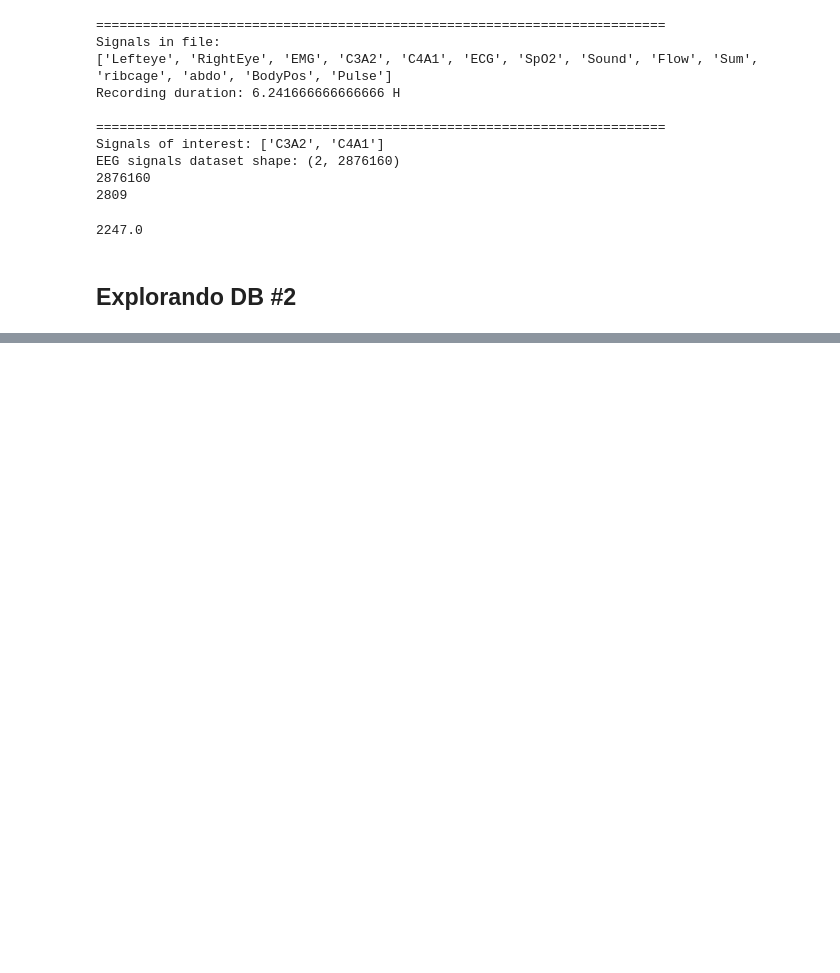
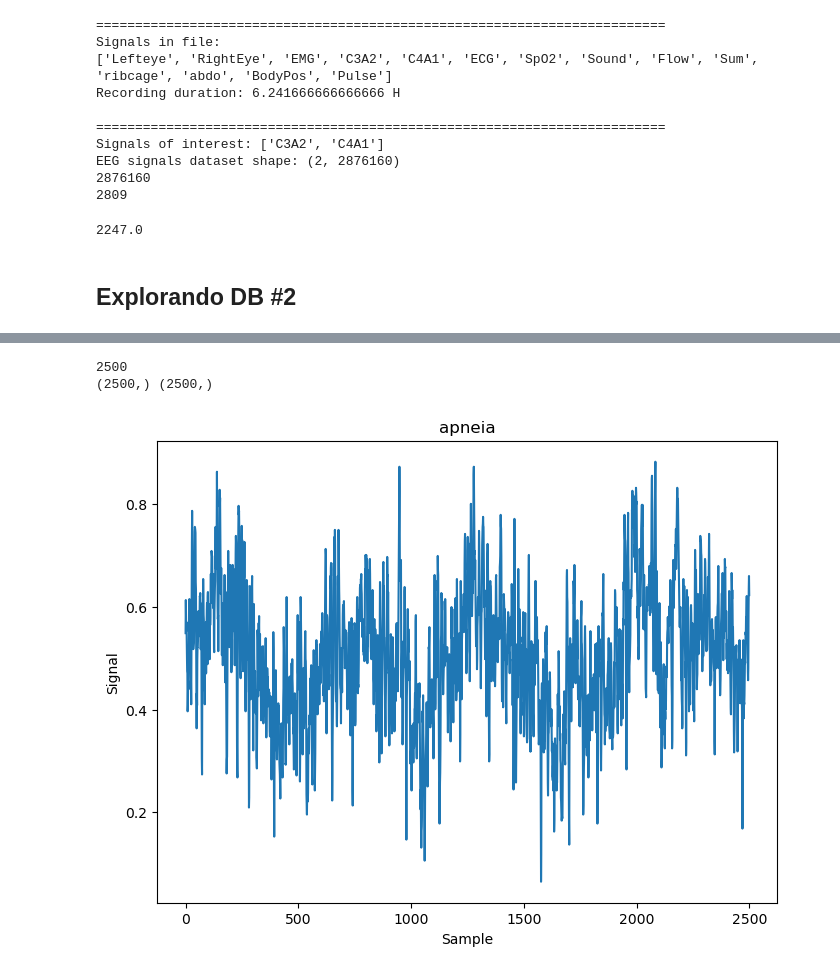
Before and after one commit to CylonSam/base1, a Jupyter notebook: tcc_samantha_apneia.ipynb, the cells around one changed output, grey strips where cells are left out. Saved outputs shown, nothing was run; the diff lists cells and outputs as text; code cells hidden in the pictures; blank space fills up the shorter version.

```diff
--- a/tcc_samantha_apneia.ipynb
+++ b/tcc_samantha_apneia.ipynb
@@ -250,0 +763,6 @@ EEG signals dataset shape: (2, 2876160)
+# %%
+plot_frame(apneia_frames[5], FRAME_LENGTH, "apneia")
+# %% [output]
+2500
+(2500,) (2500,)
+[figure, added]
```
Also changed, not shown: parts of 51 cells of this notebook, 28 other files.
